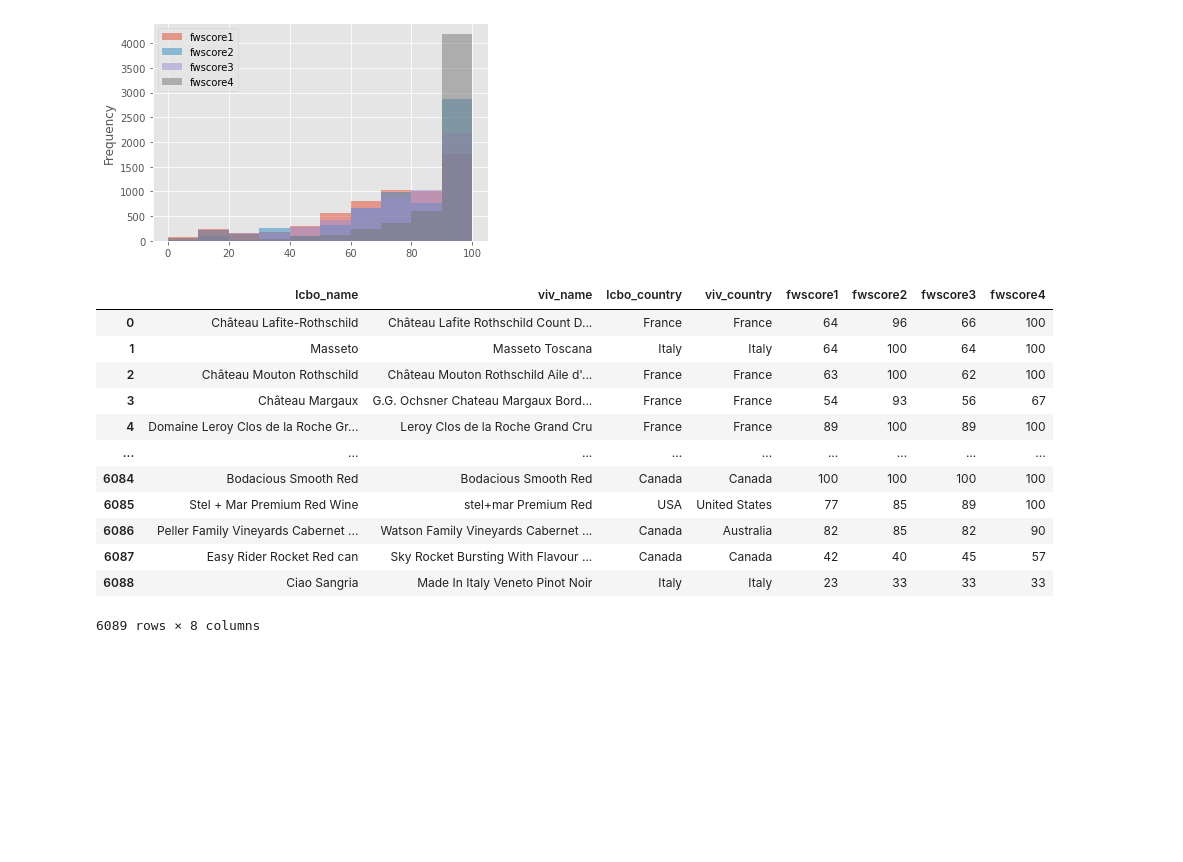
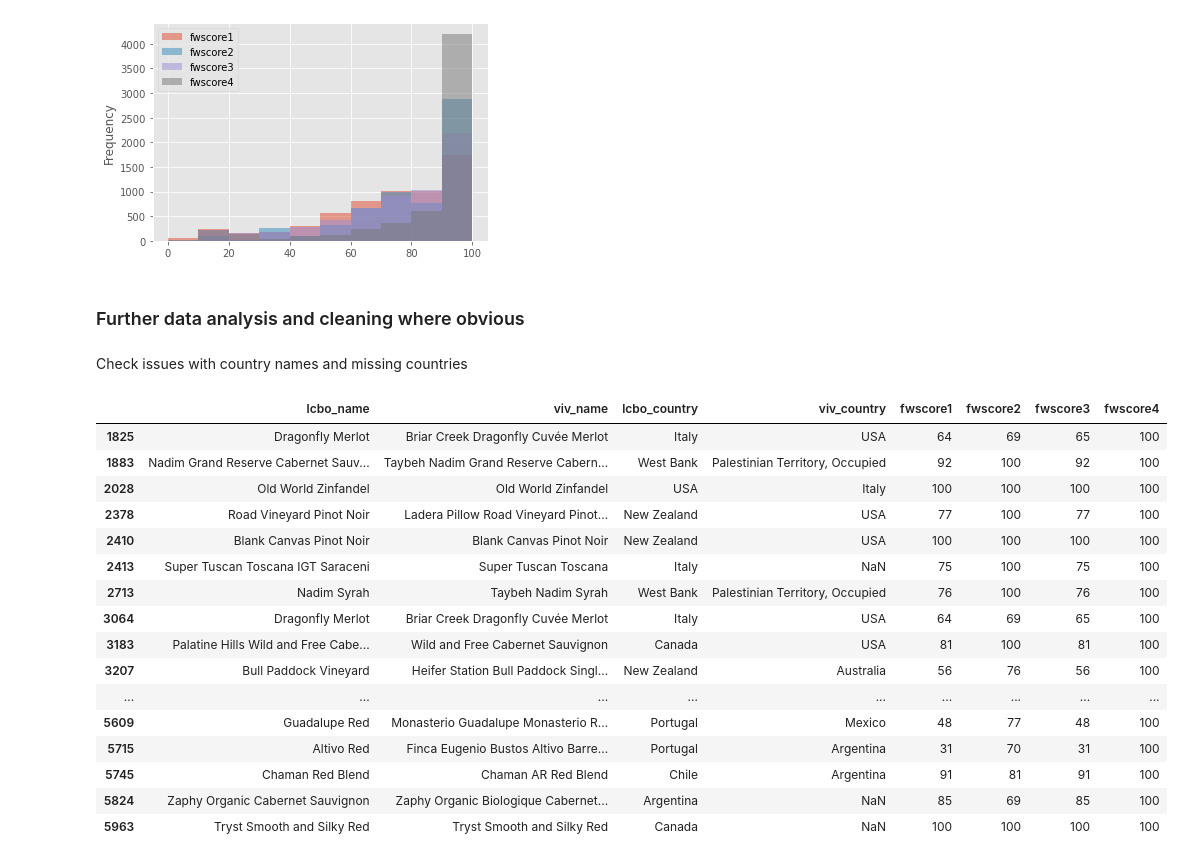
Before and after one commit to supasham/NYCDSA-WebscrapingProject, a Jupyter notebook: Analysis of LCBO and Vivino data.ipynb, the cells around one changed output. Cells and saved outputs as stored; diff of their text form; code cells hidden in the pictures; blank space fills up the shorter version.

Commit message:
Python done use R for further analysis

```diff
--- a/Analysis of LCBO and Vivino data.ipynb
+++ b/Analysis of LCBO and Vivino data.ipynb
@@ -192,16 +192,14 @@ dfl.loc[dfl['country'].isnull(),['sub_region','country']] = dfl.loc[dfl['country
 # Extract vintage year from name
 vintage = list(map(lambda s: re.findall("\d{4}", s), dfl['name']))
 dfl['vintage'] = pd.DataFrame(vintage,columns=['vintage','blank'])['vintage']
-
 #Strip year from name
-dfl['name'] = list(map(lambda s: re.findall('\D*', s)[0].strip(), dfl['name']))
+dfl['name'] = list(map(lambda s: re.findall('\D+', s)[0].strip(), dfl['name']))
 # %%
 # Clean sub_region and country
-dfl.loc[dfl['sub_region'].notnull(),['sub_region']] = list(map(lambda s: re.findall('\D*', s)[0].strip(), \
+dfl.loc[dfl['sub_region'].notnull(),['sub_region']] = list(map(lambda s: re.findall('\D+', s)[0].strip(), \
                                                                dfl[dfl['sub_region'].notnull()]['sub_region']))
-dfl.loc[dfl['country'].notnull(),['country']] = list(map(lambda s: re.findall('\D*', s)[0].strip(), \
+dfl.loc[dfl['country'].notnull(),['country']] = list(map(lambda s: re.findall('\D+', s)[0].strip(), \
                                                          dfl[dfl['country'].notnull()]['country']))
-
 dfl
 # %% [output]
 |  | name | size-mL | container | price | critic | critic_score | unit_price | sub_region | country | vintage |
@@ -302,6 +300,11 @@ dfv.head()
 | 4 | Leroy Clos de la Roche Grand Cru | Clos de la Roche Grand Cru | France | 4.7 | 205 |
 # %%
 #Clean bottle title, region and country
-dfv['title'] = list(map(lambda s: re.findall('\D*', s)[0].strip(), dfv['title']))
-dfv['region'] = list(map(lambda s: re.findall('\D*', s)[0].strip(), dfv['region']))
-dfv['country'] = list(map(lambda s: re.findall('\D*', s)[0].strip(), dfv['country']))
+dfv.loc[dfv['title'].notnull(),['title']] = list(map(lambda s: re.findall('\D+', s)[0].strip(), \
+                                                               dfv[dfv['title'].notnull()]['title']))
+dfv.loc[dfv['region'].notnull(),['region']] = list(map(lambda s: re.findall('\D+', s)[0].strip(), \
+                                                               dfv[dfv['region'].notnull()]['region']))
+dfv.loc[dfv['country'].notnull(),['country']] = list(map(lambda s: re.findall('\D+', s)[0].strip(), \
+                                                               dfv[dfv['country'].notnull()]['country']))
+# Change country = 'United States' to 'USA'
+dfv.loc[dfv['country']=='United States',['country']] = 'USA'
@@ -409,19 +410,28 @@ df['fwscore4'].plot(kind='hist',alpha=0.5, legend=1)
 # %% [output]
 <matplotlib.axes._subplots.AxesSubplot at 0x...>
 [figure]
+# %% [markdown]
+### Further data analysis and cleaning where obvious
+# %% [markdown]
+Check issues with country names and missing countries
 # %%
-df.filter(items=['lcbo_name','viv_name','lcbo_country','viv_country','fwscore1','fwscore2','fwscore3','fwscore4'])
+subdf = df.filter(items=['lcbo_name','viv_name','lcbo_country','viv_country','fwscore1','fwscore2','fwscore3','fwscore4'])
+subdf[(subdf['lcbo_country'] != subdf['viv_country']) & (subdf['fwscore4'] == 100)]
 # %% [output]
 |  | lcbo_name | viv_name | lcbo_country | viv_country | fwscore1 | fwscore2 | fwscore3 | fwscore4 |
-| 0 | Château Lafite-Rothschild | Château Lafite Rothschild Count D... | France | France | 64 | 96 | 66 | 100 |
-| 1 | Masseto | Masseto Toscana | Italy | Italy | 64 | 100 | 64 | 100 |
-| 2 | Château Mouton Rothschild | Château Mouton Rothschild Aile d'... | France | France | 63 | 100 | 62 | 100 |
-| 3 | Château Margaux | G.G. Ochsner Chateau Margaux Bord... | France | France | 54 | 93 | 56 | 67 |
-| 4 | Domaine Leroy Clos de la Roche Gr... | Leroy Clos de la Roche Grand Cru | France | France | 89 | 100 | 89 | 100 |
+| 1825 | Dragonfly Merlot | Briar Creek Dragonfly Cuvée Merlot | Italy | USA | 64 | 69 | 65 | 100 |
+| 1883 | Nadim Grand Reserve Cabernet Sauv... | Taybeh Nadim Grand Reserve Cabern... | West Bank | Palestinian Territory, Occupied | 92 | 100 | 92 | 100 |
+| 2028 | Old World Zinfandel | Old World Zinfandel | USA | Italy | 100 | 100 | 100 | 100 |
+| 2378 | Road Vineyard Pinot Noir | Ladera Pillow Road Vineyard Pinot... | New Zealand | USA | 77 | 100 | 77 | 100 |
+| 2410 | Blank Canvas Pinot Noir | Blank Canvas Pinot Noir | New Zealand | USA | 100 | 100 | 100 | 100 |
+| 2413 | Super Tuscan Toscana IGT Saraceni | Super Tuscan Toscana | Italy | NaN | 75 | 100 | 75 | 100 |
+| 2713 | Nadim Syrah | Taybeh Nadim Syrah | West Bank | Palestinian Territory, Occupied | 76 | 100 | 76 | 100 |
+| 3064 | Dragonfly Merlot | Briar Creek Dragonfly Cuvée Merlot | Italy | USA | 64 | 69 | 65 | 100 |
+| 3183 | Palatine Hills Wild and Free Cabe... | Wild and Free Cabernet Sauvignon | Canada | USA | 81 | 100 | 81 | 100 |
+| 3207 | Bull Paddock Vineyard | Heifer Station Bull Paddock Singl... | New Zealand | Australia | 56 | 76 | 56 | 100 |
 | ... | ... | ... | ... | ... | ... | ... | ... | ... |
-| 6084 | Bodacious Smooth Red | Bodacious Smooth Red | Canada | Canada | 100 | 100 | 100 | 100 |
-| 6085 | Stel + Mar Premium Red Wine | stel+mar Premium Red | USA | United States | 77 | 85 | 89 | 100 |
-| 6086 | Peller Family Vineyards Cabernet ... | Watson Family Vineyards Cabernet ... | Canada | Australia | 82 | 85 | 82 | 90 |
-| 6087 | Easy Rider Rocket Red can | Sky Rocket Bursting With Flavour ... | Canada | Canada | 42 | 40 | 45 | 57 |
-| 6088 | Ciao Sangria | Made In Italy Veneto Pinot Noir | Italy | Italy | 23 | 33 | 33 | 33 |
+| 5609 | Guadalupe Red | Monasterio Guadalupe Monasterio R... | Portugal | Mexico | 48 | 77 | 48 | 100 |
+| 5715 | Altivo Red | Finca Eugenio Bustos Altivo Barre... | Portugal | Argentina | 31 | 70 | 31 | 100 |
+| 5745 | Chaman Red Blend | Chaman AR Red Blend | Chile | Argentina | 91 | 81 | 91 | 100 |
+| 5824 | Zaphy Organic Cabernet Sauvignon | Zaphy Organic Biologique Cabernet... | Argentina | NaN | 85 | 69 | 85 | 100 |
+| 5963 | Tryst Smooth and Silky Red | Tryst Smooth and Silky Red | Canada | NaN | 100 | 100 | 100 | 100 |
-6089 rows × 8 columns
```
Also changed, not shown: parts of 7 cells of this notebook, 1 other file.
